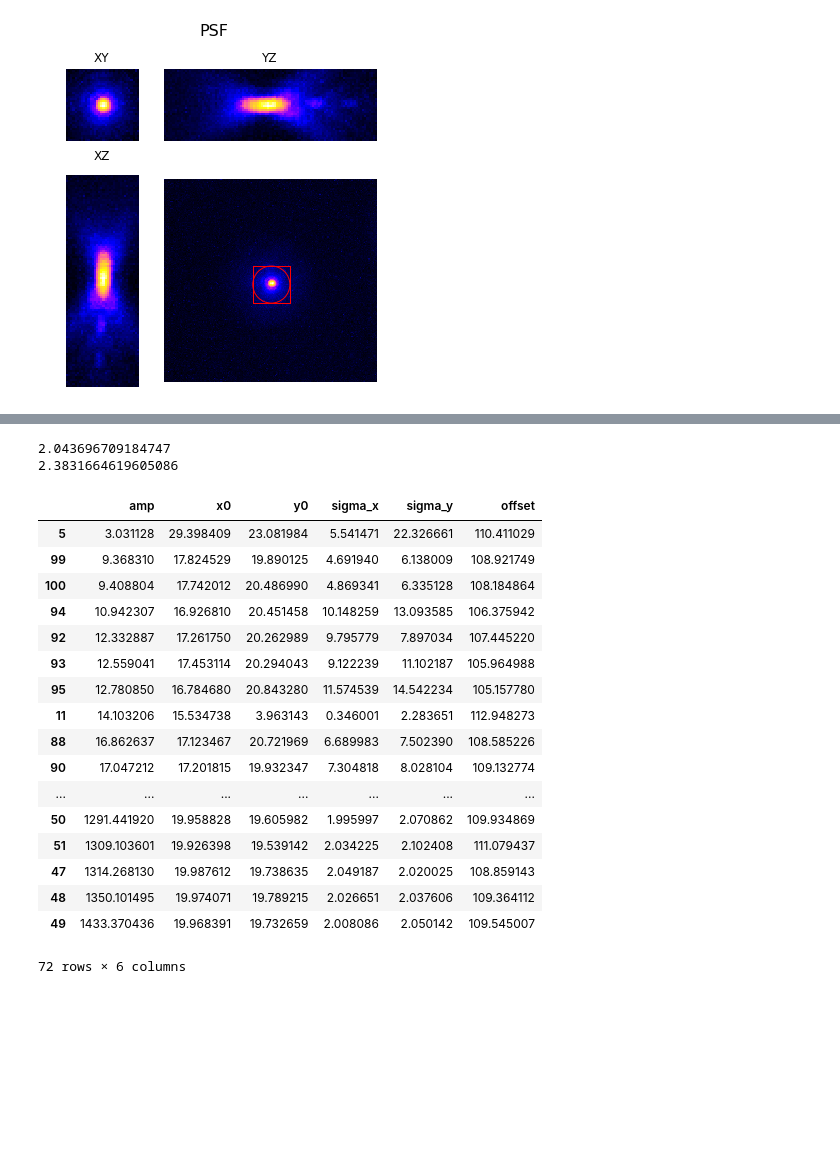
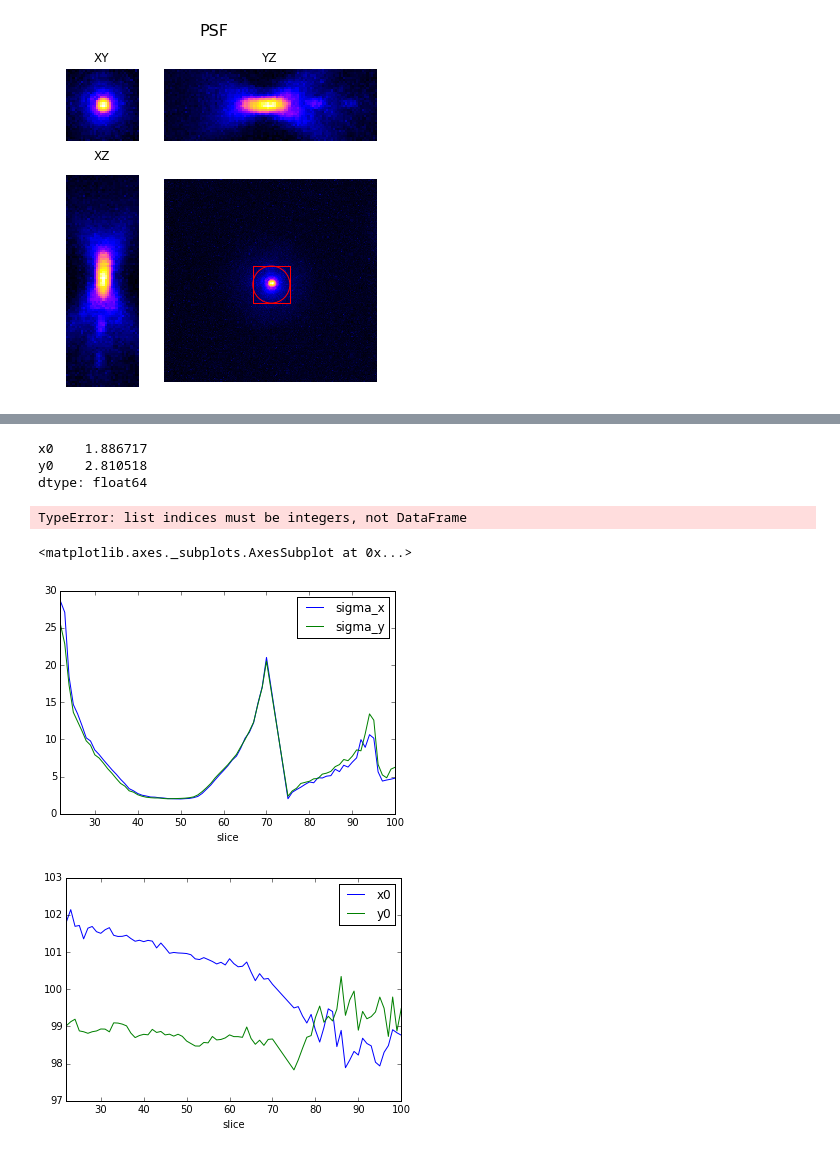
Before and after one commit to david-hoffman/peaks, a Jupyter notebook: PSFtest.ipynb, the cells around one changed output, grey strips where cells are left out. Saved outputs shown, nothing was run; the diff lists cells and outputs as text; code cells hidden in the pictures; blank space fills up the shorter version.

```diff
--- a/PSFtest.ipynb
+++ b/PSFtest.ipynb
@@ -152,27 +290,21 @@ peakfits.plot(y=['y0','x0'])
-# %%
-print(peakfits['sigma_x'][40:60].min())
-print(peakfits['sigma_y'][40:60].min())
-# %% [output]
-2.043696709184747
-2.3831664619605086
-# %%
-peakfits.sort('amp')
-# %% [output]
-|  | amp | x0 | y0 | sigma_x | sigma_y | offset |
-| 5 | 3.031128 | 29.398409 | 23.081984 | 5.541471 | 22.326661 | 110.411029 |
-| 99 | 9.368310 | 17.824529 | 19.890125 | 4.691940 | 6.138009 | 108.921749 |
-| 100 | 9.408804 | 17.742012 | 20.486990 | 4.869341 | 6.335128 | 108.184864 |
-| 94 | 10.942307 | 16.926810 | 20.451458 | 10.148259 | 13.093585 | 106.375942 |
-| 92 | 12.332887 | 17.261750 | 20.262989 | 9.795779 | 7.897034 | 107.445220 |
-| 93 | 12.559041 | 17.453114 | 20.294043 | 9.122239 | 11.102187 | 105.964988 |
-| 95 | 12.780850 | 16.784680 | 20.843280 | 11.574539 | 14.542234 | 105.157780 |
-| 11 | 14.103206 | 15.534738 | 3.963143 | 0.346001 | 2.283651 | 112.948273 |
-| 88 | 16.862637 | 17.123467 | 20.721969 | 6.689983 | 7.502390 | 108.585226 |
-| 90 | 17.047212 | 17.201815 | 19.932347 | 7.304818 | 8.028104 | 109.132774 |
-| ... | ... | ... | ... | ... | ... | ... |
-| 50 | 1291.441920 | 19.958828 | 19.605982 | 1.995997 | 2.070862 | 109.934869 |
-| 51 | 1309.103601 | 19.926398 | 19.539142 | 2.034225 | 2.102408 | 111.079437 |
-| 47 | 1314.268130 | 19.987612 | 19.738635 | 2.049187 | 2.020025 | 108.859143 |
-| 48 | 1350.101495 | 19.974071 | 19.789215 | 2.026651 | 2.037606 | 109.364112 |
-| 49 | 1433.370436 | 19.968391 | 19.732659 | 2.008086 | 2.050142 | 109.545007 |
-72 rows × 6 columns
+# %%
+peakfits_df[['x0','y0']].std()
+# %% [output]
+x0    1.886717
+y0    2.810518
+dtype: float64
+# %%
+peakfits[(((peakfits_df[['x0','y0']]-peakfits_df[['x0','y0']].mean())/peakfits_df[['x0','y0']].std()).abs() < 3)]
+# %% [output]
+TypeError: list indices must be integers, not DataFrame
+# %%
+test = (((peakfits_df[['x0','y0']] - peakfits_df[['x0','y0']].mean()) / peakfits_df[['x0','y0']].std()).abs() < 3)
+# %%
+peakfits_df_filtered = peakfits_df[test.all(axis=1)]
+# %%
+peakfits_df_filtered.plot(y=['sigma_x','sigma_y'])
+peakfits_df_filtered.plot(y=['x0','y0'])
+# %% [output]
+<matplotlib.axes._subplots.AxesSubplot at 0x...>
+[figure, added]
+[figure, added]
```
Also changed, not shown: parts of 21 cells of this notebook.
